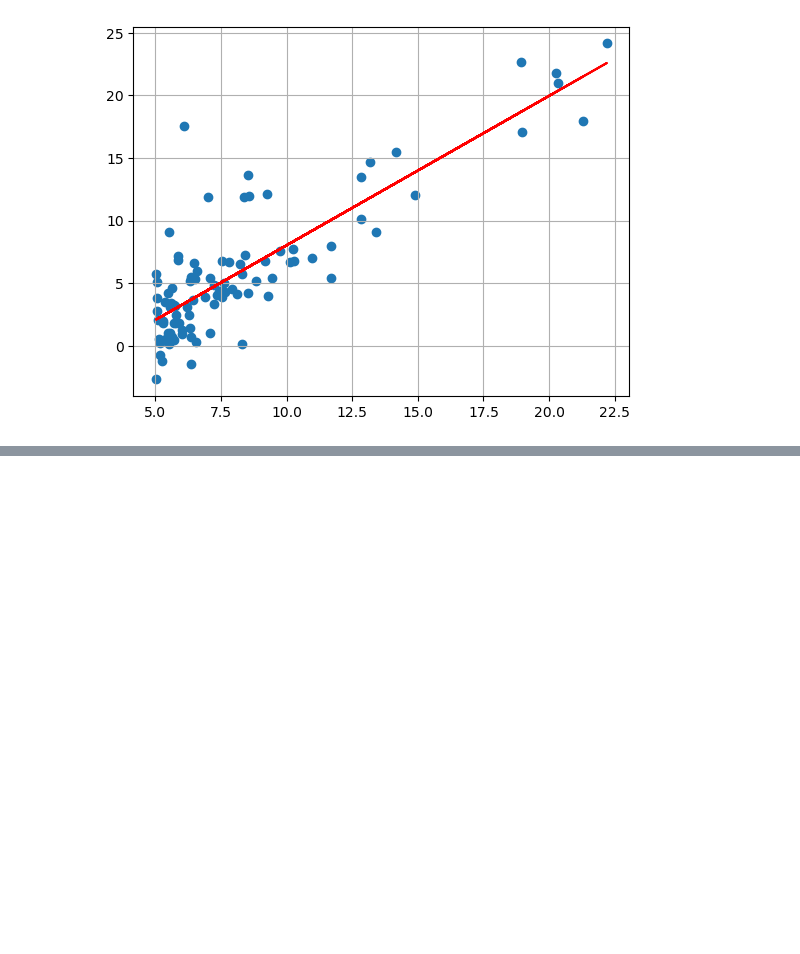
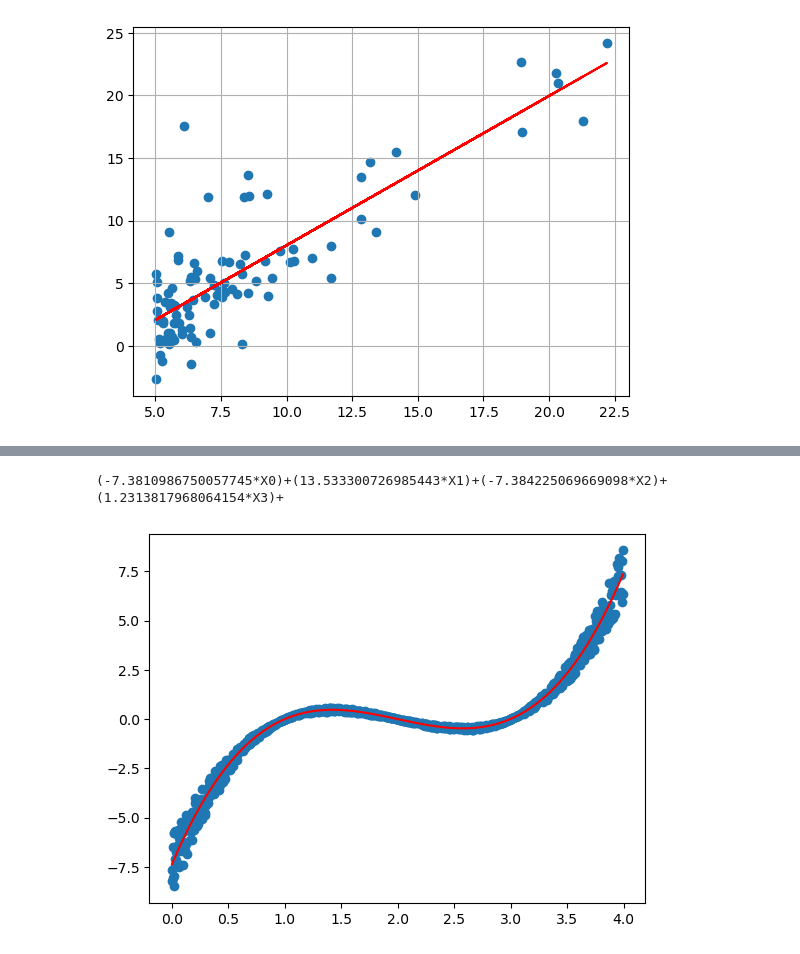
Before and after one commit to mal0101/ML-coursework, a Jupyter notebook: revision/Régression Linéaire/main.ipynb, the cells around one changed output, grey strips where cells are left out. Cells and saved outputs as stored; diff of their text form; code cells hidden in the pictures; blank space fills up the shorter version.

```diff
--- a/revision/Régression Linéaire/main.ipynb
+++ b/revision/Régression Linéaire/main.ipynb
@@ -33,0 +149,12 @@ plt.show()
+# %%
+degre = 3
+p = np.poly1d(np.polyfit(x, y, degre))
+LPol = list(p)
+afficher_pol(LPol)
+les_x = np.linspace(min(x), max(x), 100)
+plt.scatter(x, y)
+plt.plot(les_x, p(les_x), c="red")
+plt.show()
+# %% [output]
+(-7.3810986750057745*X0)+(13.533300726985443*X1)+(-7.384225069669098*X2)+(1.2313817968064154*X3)+
+[figure, added]
```
Also changed, not shown: parts of 19 cells of this notebook.
